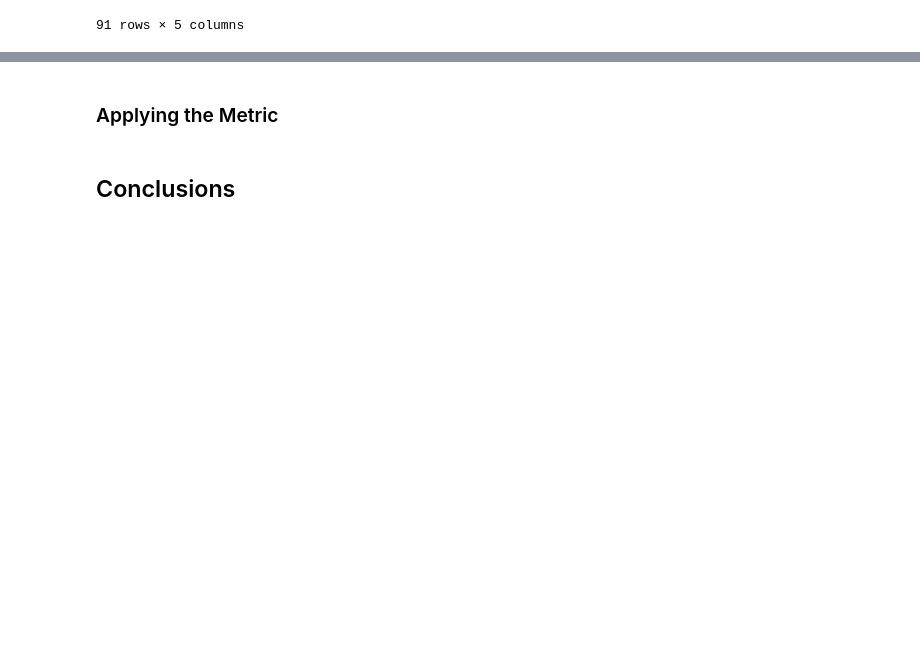
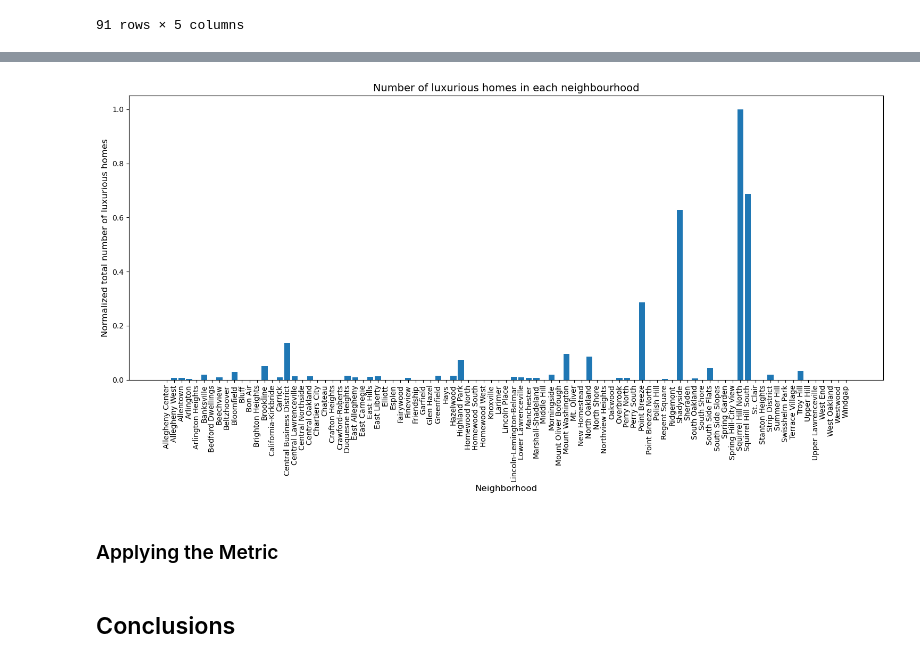
Before and after one commit to ItBeDaKang/CMPINF-0010-Final-Project, a Jupyter notebook: group_notebook.ipynb, the cells around one changed output, grey strips where cells are left out. Saved outputs shown, nothing was run; the diff lists cells and outputs as text; code cells hidden in the pictures; blank space fills up the shorter version.

```diff
--- a/group_notebook.ipynb
+++ b/group_notebook.ipynb
@@ -212,3 +228,14 @@ filtered_specific_data
 | 89 | Westwood | 0 | 0 | 0 | 0 |
 | 90 | Windgap | 0 | 0 | 0 | 0 |
 91 rows × 5 columns
+# %%
+# Normalize the 'Total' values to a range of 0 to 1
+filtered_specific_data['Normalized Total'] = (
+    filtered_specific_data['Total'] - filtered_specific_data['Total'].min()
+) / (filtered_specific_data['Total'].max() - filtered_specific_data['Total'].min())
+
+# Create a new table with only the Neighborhood and Normalized Total columns
+normalized_table = filtered_specific_data[['Neighborhood', 'Normalized Total']]
+
+# Display the resulting table
+normalized_table
@@ -215,3 +256,20 @@ filtered_specific_data
+# %%
+# Create a bar graph with neighborhood names on the x-axis and normalized total values on the y-axis
+plt.figure(figsize=(15, 8))
+plt.bar(filtered_specific_data['Neighborhood'], filtered_specific_data['Normalized Total'])
+
+# Customize the chart
+plt.xlabel('Neighborhood', fontsize=12)
+plt.ylabel('Normalized total number of luxurious homes', fontsize=12)
+plt.title('Number of luxurious homes in each neighbourhood', fontsize=14)
+plt.xticks(rotation=90, fontsize=10)
+
+plt.tight_layout()
+
+# Show the plot
+plt.show()
+# %% [output]
+[figure, added]
 # %% [markdown]
 ### Applying the Metric
 # %% [markdown]
```
Also changed, not shown: parts of 6 cells of this notebook.
